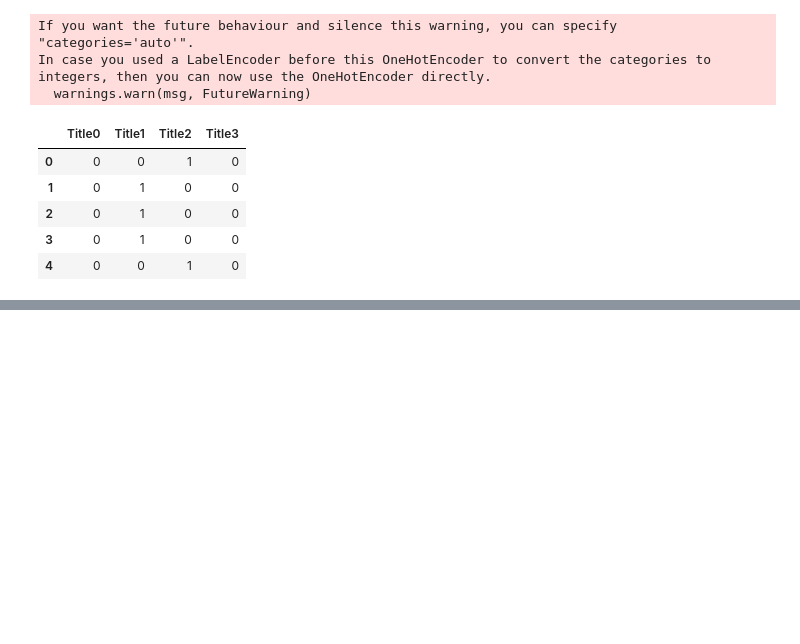
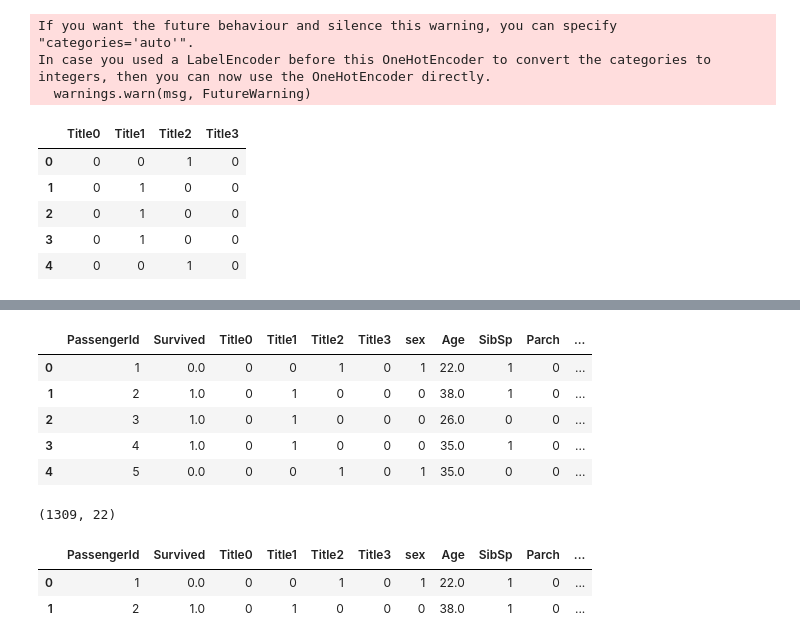
Before and after one commit to zingp/machine-learning, a Jupyter notebook: titanic/titanic.ipynb, the cells around one changed output, grey strips where cells are left out. Drawn from its saved outputs; the diff is of its cells as text; code cells hidden in the pictures; blank space fills up the shorter version.

```diff
--- a/titanic/titanic.ipynb
+++ b/titanic/titanic.ipynb
@@ -234,0 +266,14 @@ In case you used a LabelEncoder before this OneHotEncoder to convert the categor
+# %%
+# Age 填补缺失值
+index_NaN_age = list(dataset["Age"][dataset["Age"].isnull()].index)
+for i in index_NaN_age :
+    age_med = dataset["Age"].median()
+    age_pred = dataset["Age"][((dataset['SibSp'] == dataset.iloc[i]["SibSp"]) & (dataset['Parch'] == dataset.iloc[i]["Parch"]) & (dataset['Pclass'] == dataset.iloc[i]["Pclass"]))].median()
+    if not np.isnan(age_pred) :
+        dataset['Age'].iloc[i] = age_pred
+    else :
+        dataset['Age'].iloc[i] = age_med
+
+### 利用其余特征来构建一个回归，age利用回归给出
+Age_feature = dataset[['Age']]
+Age_feature.head(3)
@@ -234,0 +406,5 @@ In case you used a LabelEncoder before this OneHotEncoder to convert the categor
+# %%
+# Fare
+dataset["Fare"] = dataset["Fare"].fillna(dataset["Fare"].median())
+Fare_feature = dataset[['Fare']]
+Fare_feature.describe()
@@ -234,0 +434,4 @@ In case you used a LabelEncoder before this OneHotEncoder to convert the categor
+# %%
+dataset["Embarked"] = dataset["Embarked"].fillna("S")
+enc_Embarked = preprocessing.OneHotEncoder() # 引入onehot编码类
+enc_Embarked.fit(dataset[['Embarked']])
@@ -234,0 +500,5 @@ In case you used a LabelEncoder before this OneHotEncoder to convert the categor
+# %%
+#### new feature
+# family size
+dataset["Fsize"] = dataset["SibSp"] + dataset["Parch"] + 1
+dataset.groupby(['Fsize'])['Survived'].count()
@@ -234,0 +555,31 @@ In case you used a LabelEncoder before this OneHotEncoder to convert the categor
+# %%
+## 整合所有特征
+feature_list = ['Name_feature','Sex_feature','Age_feature','SibSp_feature','Parch_feature',
+'Fare_feature','Embarked_feature','Cabin_feature','Fsize_feature']
+baseinfo = dataset[['PassengerId','Survived']]
+# baseinfo.head()
+# eval('Name_feature')
+for iname in feature_list:
+    baseinfo = pd.concat([baseinfo,eval(iname)],axis=1)
+#     print(baseinfo.head())
+#     input("")
+baseinfo.head()
+# %% [output]
+|  | PassengerId | Survived | Title0 | Title1 | Title2 | Title3 | sex | Age | SibSp | Parch | ... |
+| 0 | 1 | 0.0 | 0 | 0 | 1 | 0 | 1 | 22.0 | 1 | 0 | ... |
+| 1 | 2 | 1.0 | 0 | 1 | 0 | 0 | 0 | 38.0 | 1 | 0 | ... |
+| 2 | 3 | 1.0 | 0 | 1 | 0 | 0 | 0 | 26.0 | 0 | 0 | ... |
+| 3 | 4 | 1.0 | 0 | 1 | 0 | 0 | 0 | 35.0 | 1 | 0 | ... |
+| 4 | 5 | 0.0 | 0 | 0 | 1 | 0 | 1 | 35.0 | 0 | 0 | ... |
+# %%
+baseinfo.shape
+# %% [output]
+(1309, 22)
+# %%
+train_df = baseinfo[baseinfo['PassengerId'].isin(list(train['PassengerId']))]
+test_df = baseinfo[baseinfo['PassengerId'].isin(list(test['PassengerId']))]
+train_df.head(2)
+# %% [output]
+|  | PassengerId | Survived | Title0 | Title1 | Title2 | Title3 | sex | Age | SibSp | Parch | ... |
+| 0 | 1 | 0.0 | 0 | 0 | 1 | 0 | 1 | 22.0 | 1 | 0 | ... |
+| 1 | 2 | 1.0 | 0 | 1 | 0 | 0 | 0 | 38.0 | 1 | 0 | ... |
```
Also changed, not shown: parts of 36 cells of this notebook.
